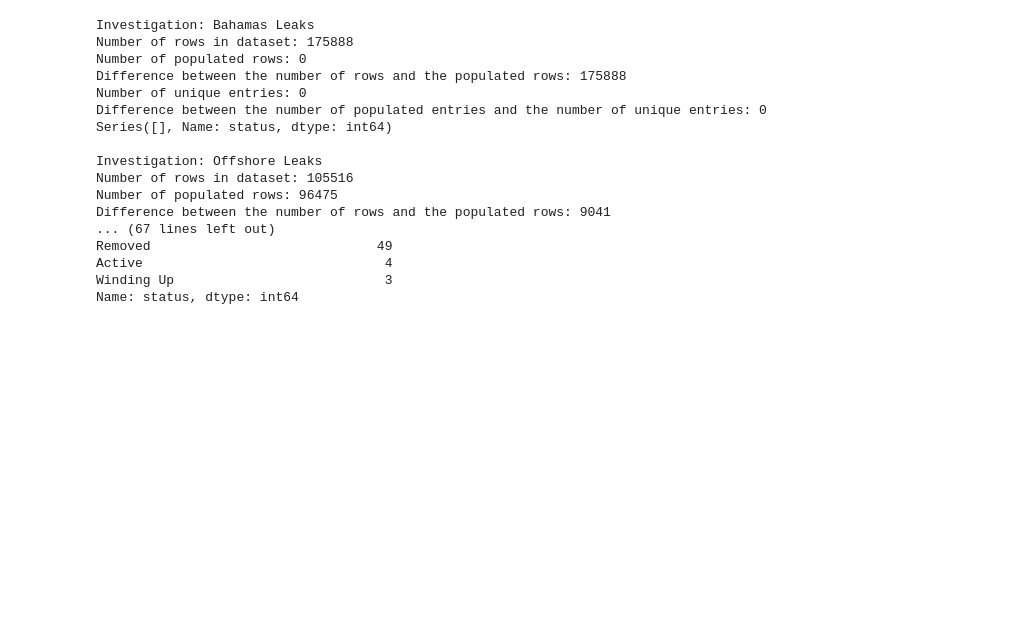
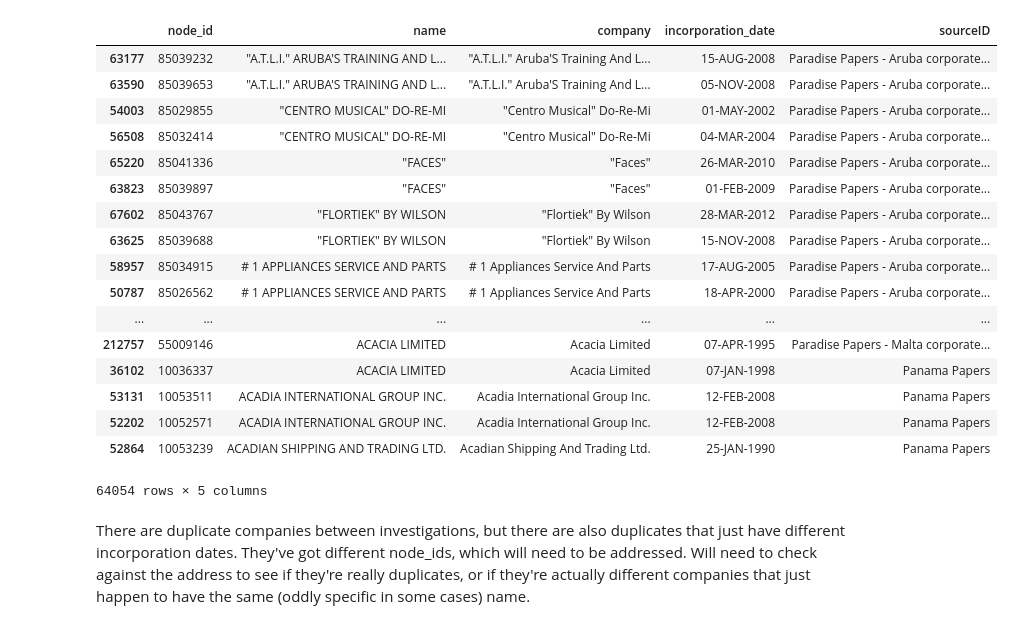
Before and after one commit to julielinx/icij_investigation, a Jupyter notebook: notebooks/07_entity_preprocessing.ipynb, the cells around one changed output. Saved outputs shown, nothing was run; the diff lists cells and outputs as text; code cells hidden in the pictures; blank space fills up the shorter version.

```diff
--- a/notebooks/07_entity_preprocessing.ipynb
+++ b/notebooks/07_entity_preprocessing.ipynb
@@ -31,0 +37,29 @@ datasets = [bahamas_entity_raw, offshore_entity_raw, panama_entity_raw, paradise
+# %%
+entity_df = pd.concat([bahamas_entity_raw, offshore_entity_raw, panama_entity_raw, paradise_entity_raw], ignore_index=True)
+entity_df['company'] = entity_df['name'].str.title()
+
+entity_df['clean_status'] = entity_df['status'].str.lower()
+entity_df.loc[entity_df['clean_status'].str.contains('liquidation', na=False), 'status'] = 'in liquidation'
+entity_df.loc[entity_df['clean_status'].str.contains('liquidated', na=False), 'status'] = 'liquidated'
+entity_df.loc[entity_df['clean_status'].str.contains('resigned', na=False), 'status'] = 'resigned agent'
+entity_df.loc[entity_df['clean_status'].str.contains('sundry', na=False), 'status'] = 'sundry account'
+entity_df.loc[entity_df['clean_status'].str.contains('dissolved', na=False), 'status'] = 'dissolved'
+entity_df.loc[entity_df['clean_status'].str.contains('struck|defunct|deregistered', na=False), 'status'] = 'struck / defunct / deregistered'
+entity_df['clean_status'] = entity_df['clean_status'].str.title()
+
+entity_df.replace('nan', np.nan, inplace=True)
+
+entity_df.loc[
+    (entity_df['incorporation_date'].str.contains('[A-Z]{3}', na=False)) & ((entity_df['incorporation_date'].str[-4:] > '2018') | (entity_df['incorporation_date'].str[-4:] < '1800')
+                                                                           ), 'incorporation_date'] = np.nan
+entity_df['formatted_date'] = pd.to_datetime(entity_df.loc[entity_df['incorporation_date'].str.contains(',', na=False), 'incorporation_date'], format='%b %d, %Y')
+entity_df['formatted_date'] = pd.to_datetime(entity_df.loc[entity_df['incorporation_date'].str.contains('[A-Z]{3}', na=False), 'incorporation_date'], format='%d-%b-%Y')
+
+entity_df['clean_co_codes'] = entity_df['country_codes'].str.split(';').apply(lambda x: sorted(x))
+entity_df['clean_countries'] = entity_df['countries'].str.split(';').apply(lambda x: sorted(x))
+entity_df['clean_jurisdiction_desc'] = entity_df['jurisdiction_description'].str.title()
+entity_df.loc[entity_df['clean_jurisdiction_desc'].str.contains('Undetermined|Recorded in leaked files as "fund"'), 'clean_jursdiction_desc'] = np.nan
+entity_df['clean_jurisdiction'] = entity_df['jurisdiction']
+entity_df.loc[entity_df['clean_jurisdiction'] == 'XXX', 'clean_jurisdiction'] = np.nan
+
+entity_df.head()
@@ -92,28 +74,0 @@ array(['Transferred Out'], dtype=object)
-# %%
-for ds in datasets:
-    print('Investigation:', ds.sourceID.unique()[0])
-    ds_col = ds.status
-    print('Number of rows in dataset:', ds_col.shape[0])
-    print('Number of populated rows:', ds_col.count())
-    print('Difference between the number of rows and the populated rows:', ds_col.shape[0] - ds_col.count())
-    print('Number of unique entries:', ds_col.nunique())
-    print('Difference between the number of populated entries and the number of unique entries:', ds_col.count() - ds_col.nunique())
-    print(ds_col.value_counts(), '\n')
-# %% [output]
-Investigation: Bahamas Leaks
-Number of rows in dataset: 175888
-Number of populated rows: 0
-Difference between the number of rows and the populated rows: 175888
-Number of unique entries: 0
-Difference between the number of populated entries and the number of unique entries: 0
-Series([], Name: status, dtype: int64)
-
-Investigation: Offshore Leaks
-Number of rows in dataset: 105516
-Number of populated rows: 96475
-Difference between the number of rows and the populated rows: 9041
-... (67 lines left out)
-Removed                             49
-Active                               4
-Winding Up                           3
-Name: status, dtype: int64
@@ -124,0 +75,23 @@ paradise_entity_raw.to_csv('/data/intermediate/paradise_entity.csv')
+# %%
+entity_df.loc[entity_df['company'].duplicated(keep=False), ['node_id', 'name', 'company', 'incorporation_date', 'sourceID']].sort_values(by='company')
+# %% [output]
+|  | node_id | name | company | incorporation_date | sourceID |
+| 63177 | 85039232 | "A.T.L.I." ARUBA'S TRAINING AND L... | "A.T.L.I." Aruba'S Training And L... | 15-AUG-2008 | Paradise Papers - Aruba corporate... |
+| 63590 | 85039653 | "A.T.L.I." ARUBA'S TRAINING AND L... | "A.T.L.I." Aruba'S Training And L... | 05-NOV-2008 | Paradise Papers - Aruba corporate... |
+| 54003 | 85029855 | "CENTRO MUSICAL" DO-RE-MI | "Centro Musical" Do-Re-Mi | 01-MAY-2002 | Paradise Papers - Aruba corporate... |
+| 56508 | 85032414 | "CENTRO MUSICAL" DO-RE-MI | "Centro Musical" Do-Re-Mi | 04-MAR-2004 | Paradise Papers - Aruba corporate... |
+| 65220 | 85041336 | "FACES" | "Faces" | 26-MAR-2010 | Paradise Papers - Aruba corporate... |
+| 63823 | 85039897 | "FACES" | "Faces" | 01-FEB-2009 | Paradise Papers - Aruba corporate... |
+| 67602 | 85043767 | "FLORTIEK" BY WILSON | "Flortiek" By Wilson | 28-MAR-2012 | Paradise Papers - Aruba corporate... |
+| 63625 | 85039688 | "FLORTIEK" BY WILSON | "Flortiek" By Wilson | 15-NOV-2008 | Paradise Papers - Aruba corporate... |
+| 58957 | 85034915 | # 1 APPLIANCES SERVICE AND PARTS | # 1 Appliances Service And Parts | 17-AUG-2005 | Paradise Papers - Aruba corporate... |
+| 50787 | 85026562 | # 1 APPLIANCES SERVICE AND PARTS | # 1 Appliances Service And Parts | 18-APR-2000 | Paradise Papers - Aruba corporate... |
+| ... | ... | ... | ... | ... | ... |
+| 212757 | 55009146 | ACACIA LIMITED | Acacia Limited | 07-APR-1995 | Paradise Papers - Malta corporate... |
+| 36102 | 10036337 | ACACIA LIMITED | Acacia Limited | 07-JAN-1998 | Panama Papers |
+| 53131 | 10053511 | ACADIA INTERNATIONAL GROUP INC. | Acadia International Group Inc. | 12-FEB-2008 | Panama Papers |
+| 52202 | 10052571 | ACADIA INTERNATIONAL GROUP INC. | Acadia International Group Inc. | 12-FEB-2008 | Panama Papers |
+| 52864 | 10053239 | ACADIAN SHIPPING AND TRADING LTD. | Acadian Shipping And Trading Ltd. | 25-JAN-1990 | Panama Papers |
+64054 rows × 5 columns
+# %% [markdown]
+There are duplicate companies between investigations, but there are also duplicates that just have different incorporation dates. They've got different node_ids, which will need to be addressed. Will need to check against the address to see if they're really duplicates, or if they're actually different companies that just happen to have the same (oddly specific in some cases) name.
```
Also changed, not shown: parts of 30 cells of this notebook, 3 other files.
